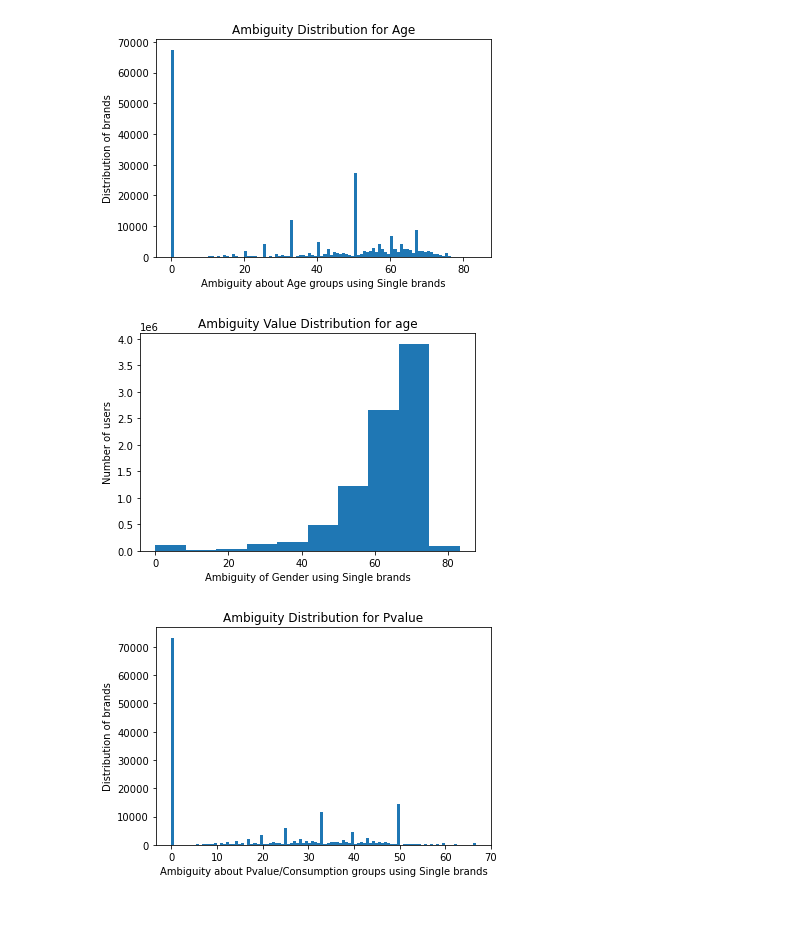
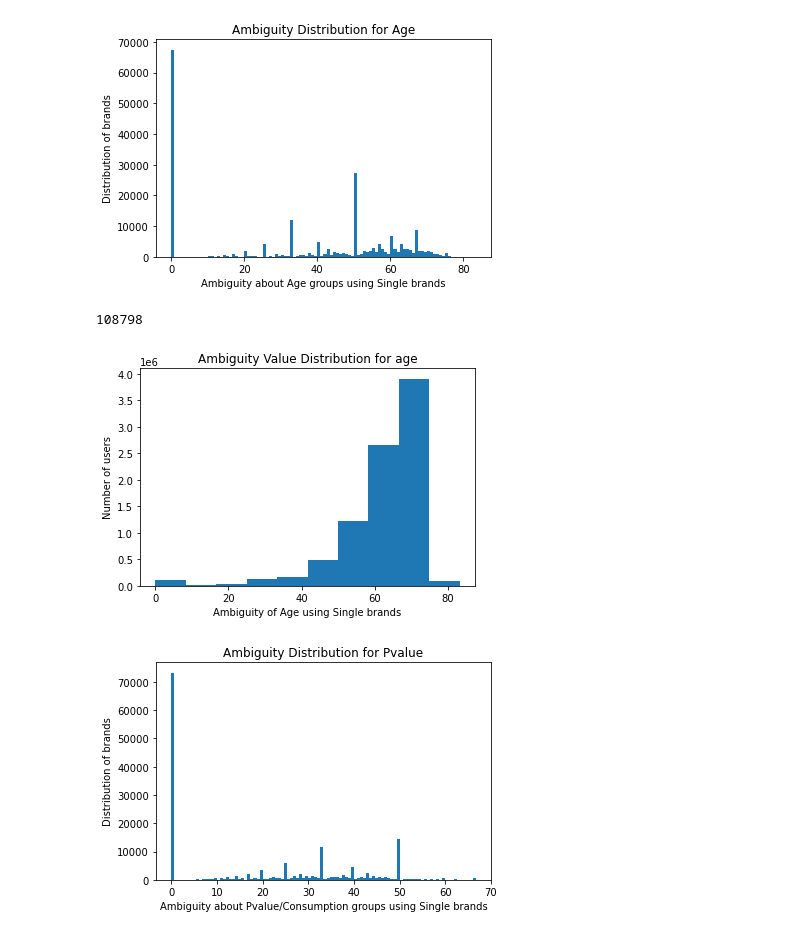
Before and after one commit to rishucoding/spml_dlrm_attacks, a Jupyter notebook: SPML_ARM_file.ipynb, the cells around one changed output. Cells and saved outputs as stored; diff of their text form; code cells hidden in the pictures.

```diff
--- a/SPML_ARM_file.ipynb
+++ b/SPML_ARM_file.ipynb
@@ -113,6 +113,13 @@ def analysis(data, sensitive_attribute_val, analysis_val):
     ambiguity_users = dict(sorted(ambiguity_users.items(), key=lambda x: x[0]))
 
     return pivot_table, ambiguity_dict_attribute, ambiguity_users
+# %%
+def count_users_ambiguity_less_than_one(ambiguity_user_values):
+    count = 0
+    for ambiguity_value, num_users in ambiguity_user_values.items():
+        if ambiguity_value < 1.00:
+            count += num_users
+    return count
 # %%
 ####### Performing all the single brands Analysis ########
 # %%
@@ -172,17 +182,19 @@ plt.show()
 # %%
 # `ambiguity_dict` is the sorted dictionary you created earlier
 x_values = list(ambiguity_users_age.keys())
 y_values = list(ambiguity_users_age.values())
+print(count_users_ambiguity_less_than_one(ambiguity_users_age))
 
 # Create a histogram with 10 bins
 plt.hist(x_values, bins=10, weights=y_values)
 
-plt.xlabel('Ambiguity of Gender using Single brands')
+plt.xlabel('Ambiguity of Age using Single brands')
 plt.ylabel('Number of users')
 plt.title('Ambiguity Value Distribution for age')
 plt.show()
 # %% [output]
+108798
-[figure, old version]
+[figure, new version]
 # %%
 ###### pvalue_level ######
 # %%
```
Also changed, not shown: parts of 25 cells of this notebook, 1 other file.
